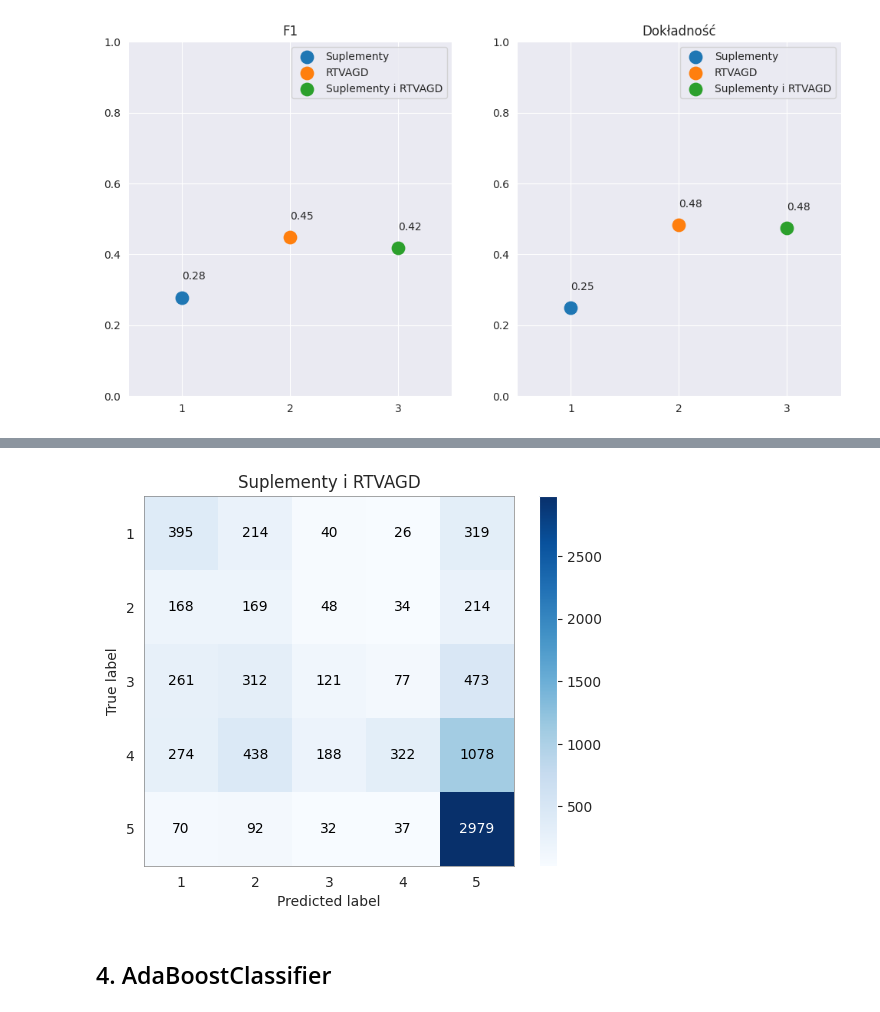
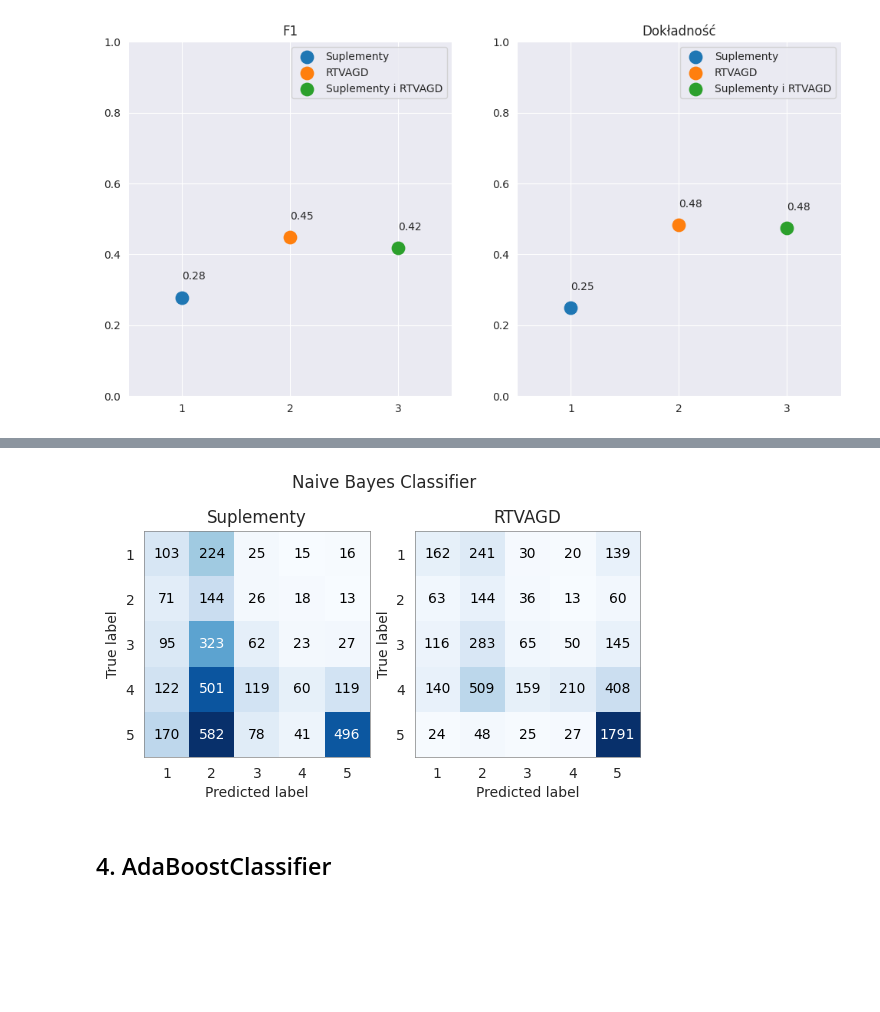
Before and after one commit to 13Dominik/engineering_thesis, a Jupyter notebook: project.ipynb, the cells around one changed output, grey strips where cells are left out. Cells and saved outputs as stored; diff of their text form; code cells hidden in the pictures; blank space fills up the shorter version.

```diff
--- a/project.ipynb
+++ b/project.ipynb
@@ -677,7 +716,7 @@ display_confusion_matrix(y_rtvagd_test, y_rtvagd_pred, "RTVAGD")
-# %%
-display_confusion_matrix(y_merged_test, y_merged_pred, "Suplementy i RTVAGD")
-# %% [output]
-[figure, removed]
+# %%
+display_confusion_matrices(y_supp_test, y_supp_pred, y_rtvagd_test,y_rtvagd_pred,"Naive Bayes Classifier")
+# %% [output]
+[figure, added]
 # %% [markdown]
 ## 4. AdaBoostClassifier
 # %%
```
Also changed, not shown: parts of 20 cells of this notebook, 17 other files.
